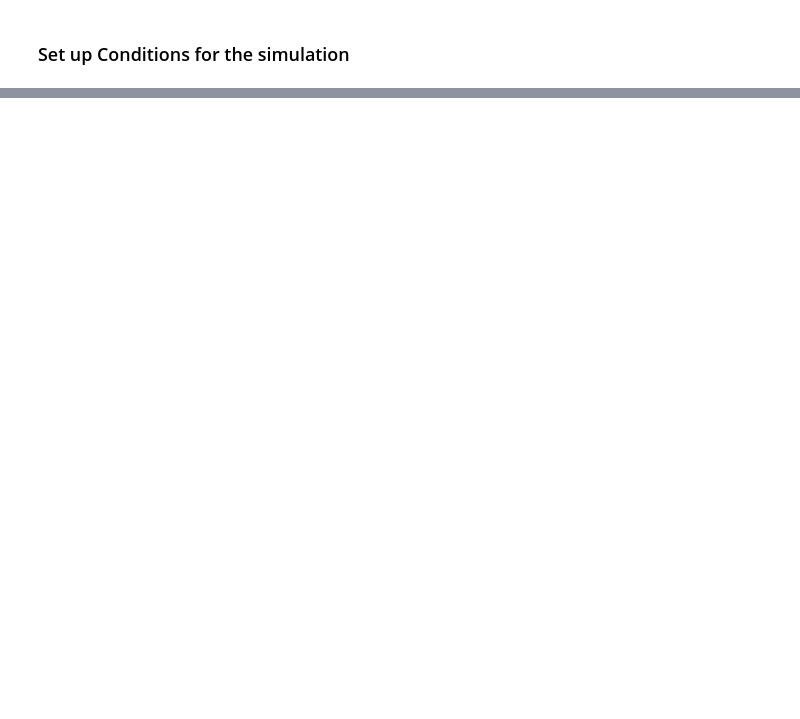
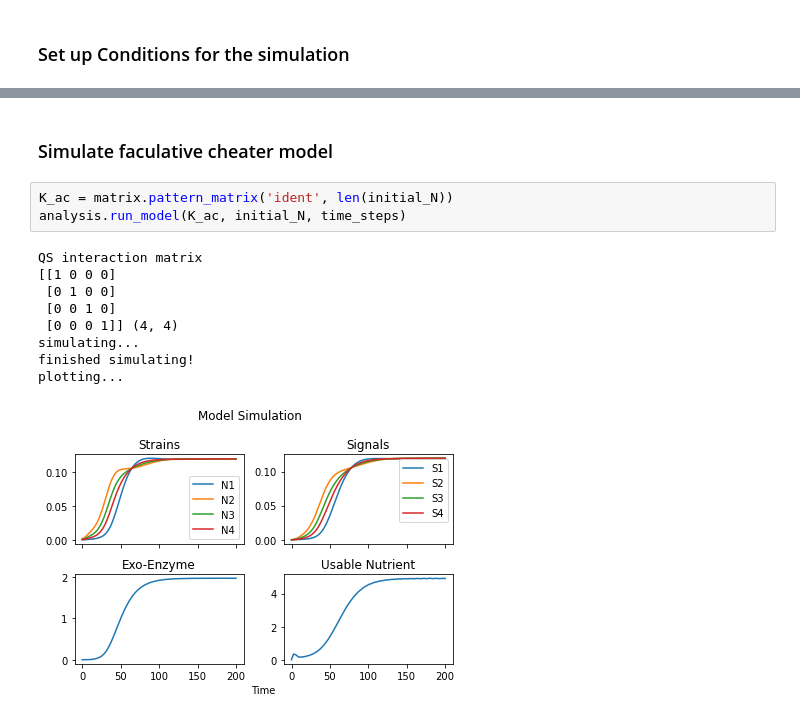
Before and after one commit to DJSiddharthVader/Simulations-02712-Project, a Jupyter notebook: src/QS Model.ipynb, the cells around one changed output, grey strips where cells are left out. Saved outputs shown, nothing was run; the diff lists cells and outputs as text; blank space fills up the shorter version.

```diff
--- a/src/QS Model.ipynb
+++ b/src/QS Model.ipynb
@@ -53,0 +31,15 @@ plot.plot_model(results)
+# %% [markdown]
+### Simulate faculative cheater model
+# %%
+K_ac = matrix.pattern_matrix('ident', len(initial_N))
+analysis.run_model(K_ac, initial_N, time_steps)
+# %% [output]
+QS interaction matrix
+[[1 0 0 0]
+ [0 1 0 0]
+ [0 0 1 0]
+ [0 0 0 1]] (4, 4)
+simulating...
+finished simulating!
+plotting...
+[figure, added]
```
Also changed, not shown: parts of 19 cells of this notebook.
